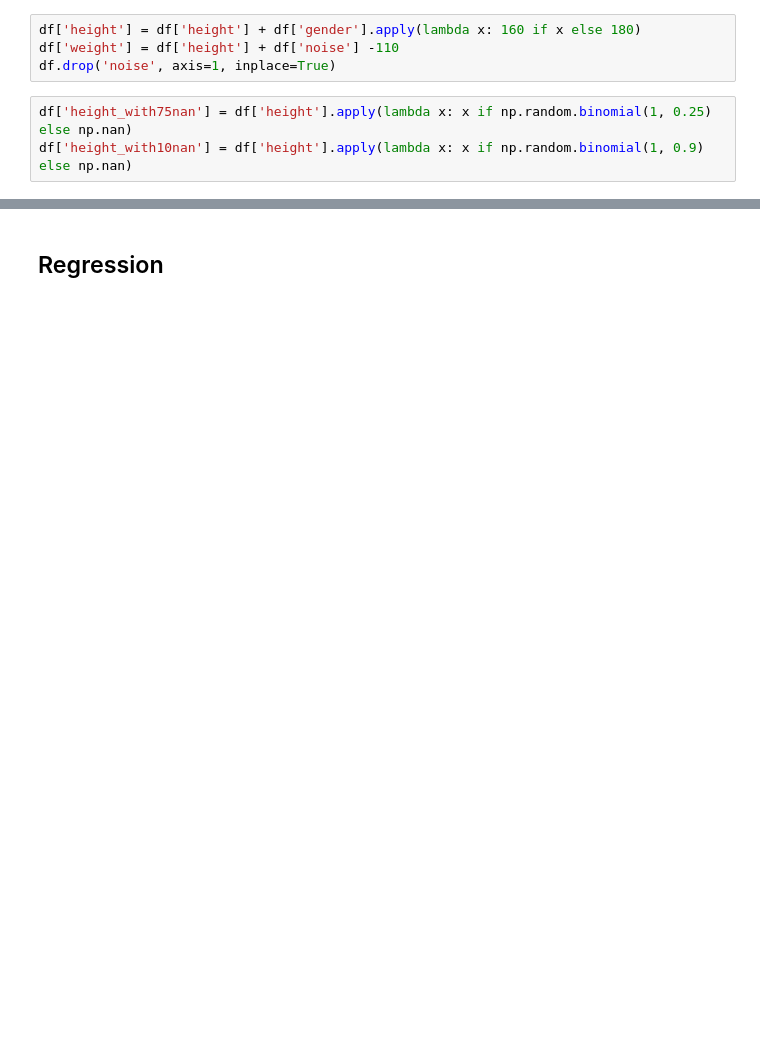
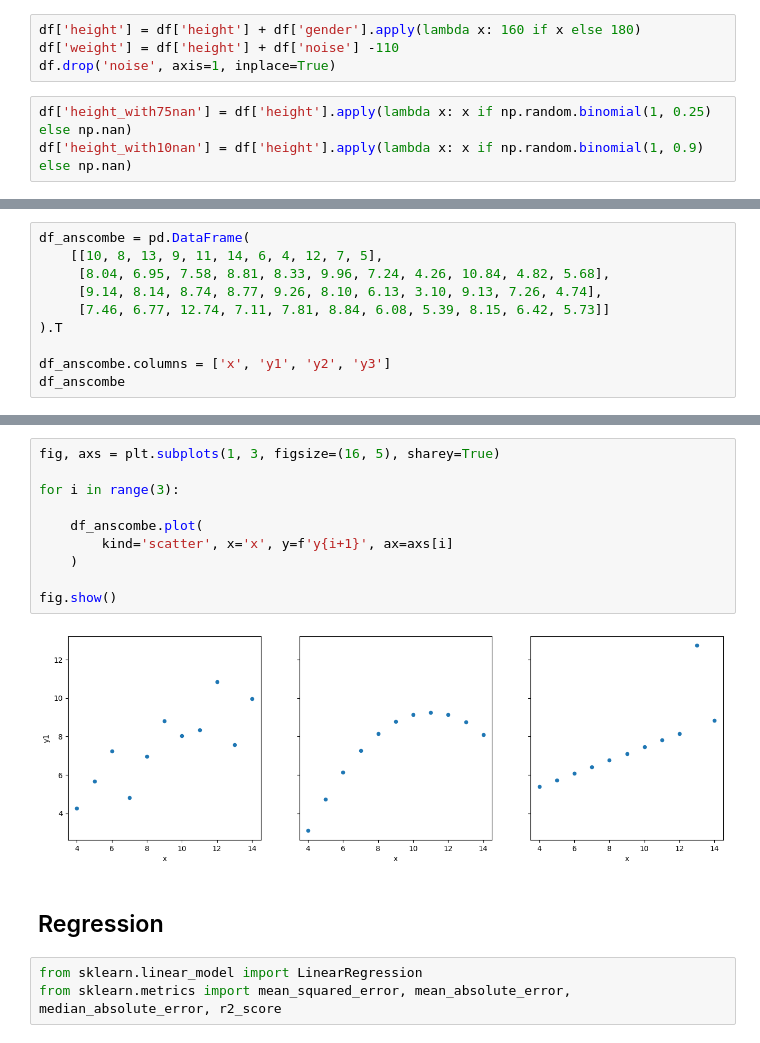
Before and after one commit to Biber76/MachineLearning, a Jupyter notebook: Regression.ipynb, the cells around one changed output, grey strips where cells are left out. Cells and saved outputs as stored; diff of their text form; blank space fills up the shorter version.

Commit message:
added anscombe

```diff
--- a/Regression.ipynb
+++ b/Regression.ipynb
@@ -65,0 +79,10 @@ fig.show()
+# %%
+df_anscombe = pd.DataFrame(
+    [[10, 8, 13, 9, 11, 14, 6, 4, 12, 7, 5],
+     [8.04, 6.95, 7.58, 8.81, 8.33, 9.96, 7.24, 4.26, 10.84, 4.82, 5.68],
+     [9.14, 8.14, 8.74, 8.77, 9.26, 8.10, 6.13, 3.10, 9.13, 7.26, 4.74],
+     [7.46, 6.77, 12.74, 7.11, 7.81, 8.84, 6.08, 5.39, 8.15, 6.42, 5.73]]
+).T
+
+df_anscombe.columns = ['x', 'y1', 'y2', 'y3']
+df_anscombe
@@ -66,3 +102,18 @@ fig.show()
+# %%
+fig, axs = plt.subplots(1, 3, figsize=(16, 5), sharey=True)
+
+for i in range(3):
+
+    df_anscombe.plot(
+        kind='scatter', x='x', y=f'y{i+1}', ax=axs[i]
+    )
+
+fig.show()
+# %% [output]
+[figure, added]
 # %% [markdown]
 ## Regression
+# %%
+from sklearn.linear_model import LinearRegression
+from sklearn.metrics import mean_squared_error, mean_absolute_error, median_absolute_error, r2_score
 # %%
```
Also changed, not shown: parts of 12 cells of this notebook.
